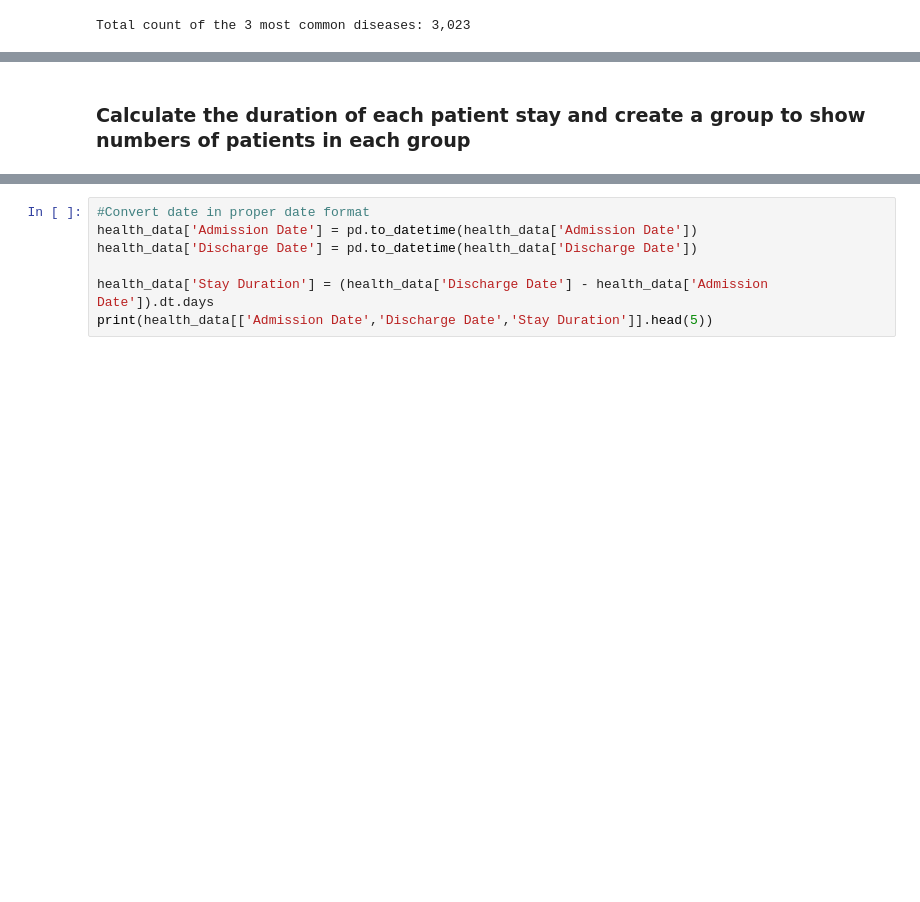
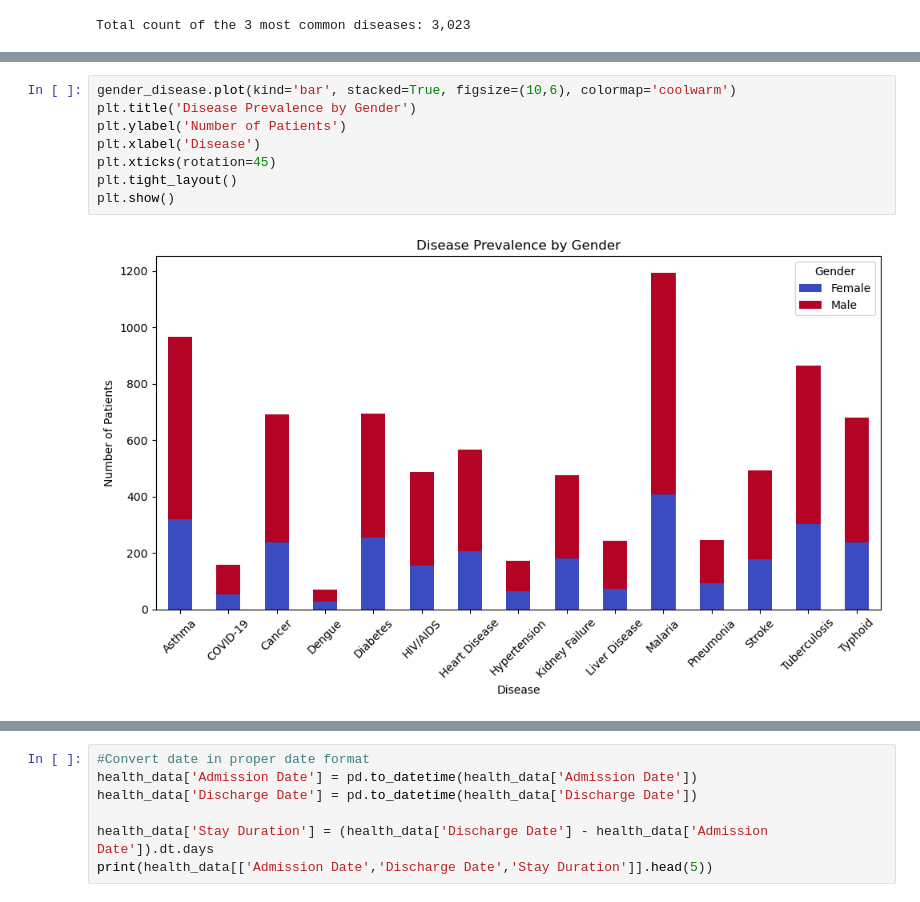
Before and after one commit to muriel1010/HOSPITAL-DATA-ANALYSIS, a Jupyter notebook: Hospital Analysis.ipynb, the cells around one changed output, grey strips where cells are left out. Cells and saved outputs as stored; diff of their text form; blank space fills up the shorter version.

```diff
--- a/Hospital Analysis.ipynb
+++ b/Hospital Analysis.ipynb
@@ -179,2 +174,10 @@ Typhoid            239   441
-# %% [markdown]
-### Calculate the duration of each patient stay and create a group to show numbers of patients in each group
+# %%
+gender_disease.plot(kind='bar', stacked=True, figsize=(10,6), colormap='coolwarm')
+plt.title('Disease Prevalence by Gender')
+plt.ylabel('Number of Patients')
+plt.xlabel('Disease')
+plt.xticks(rotation=45)
+plt.tight_layout()
+plt.show()
+# %% [output]
+[figure, added]
```
Also changed, not shown: parts of 28 cells of this notebook.
